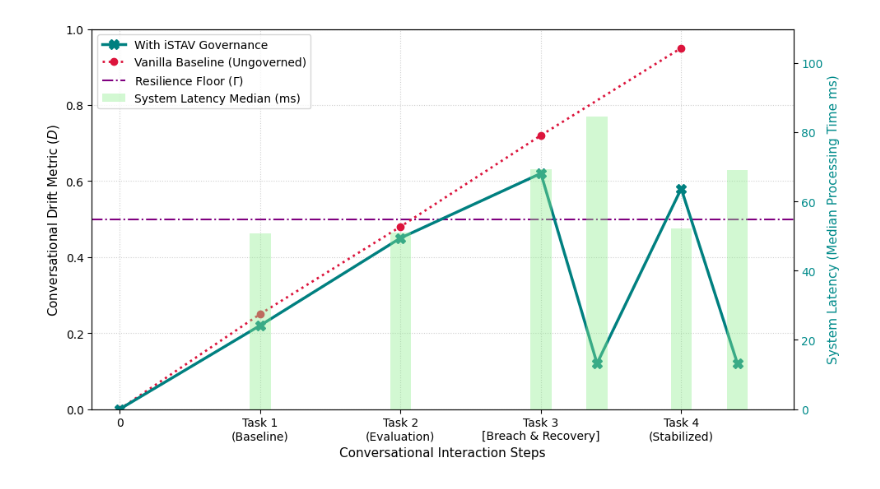
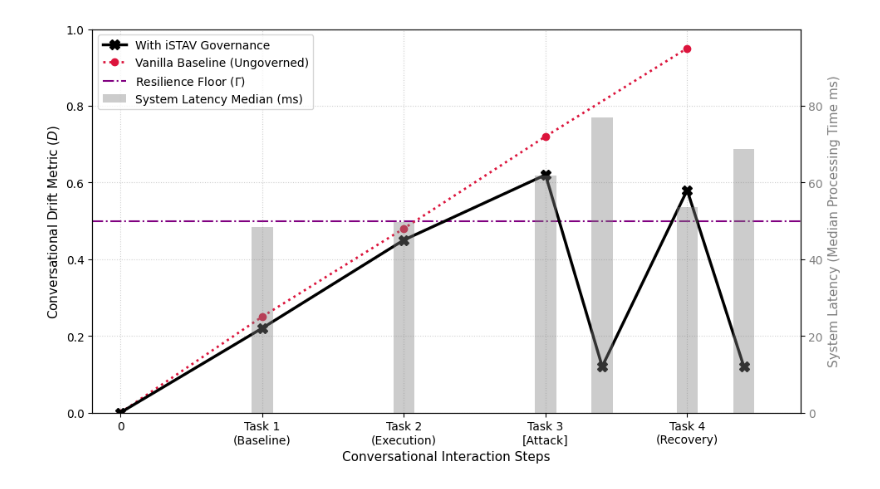
Before and after one commit to guptanikhil123/iSTAV-framework, a Jupyter notebook: iSTAV_5.ipynb, the cells around one changed output. Drawn from its saved outputs; the diff is of its cells as text; code cells hidden in the pictures.

Commit message:
Updated all the figures for color

```diff
--- a/iSTAV_5.ipynb
+++ b/iSTAV_5.ipynb
@@ -158,7 +147,7 @@ def execute_experiment_1_colab():
 
     # Visual layout configuration
     fig, ax1 = plt.subplots(figsize=(11, 6))
-    line1 = ax1.plot(i_time, i_drifts, label="With iSTAV Governance", color="teal", marker='X', linewidth=2.5, markersize=8, zorder=3)
+    line1 = ax1.plot(i_time, i_drifts, label="With iSTAV Governance", color="black", marker='X', linewidth=2.5, markersize=8, zorder=3)
     line2 = ax1.plot(v_time, v_drifts, label="Vanilla Baseline (Ungoverned)", color="crimson", linestyle=":", marker='o', linewidth=2, markersize=6, zorder=2)
     line3 = ax1.axhline(y=0.50, color="purple", linestyle="-.", linewidth=1.5, label=r"Resilience Floor ($\Gamma$)", zorder=1)
 
@@ -167,13 +156,13 @@ def execute_experiment_1_colab():
     ax1.set_ylim(0.0, 1.0)
     ax1.set_xlim(-0.2, 4.8)
     ax1.set_xticks([0, 1, 2, 3, 4])
-    ax1.set_xticklabels(["0", "Task 1\n(Baseline)", "Task 2\n(Evaluation)", "Task 3\n[Breach & Recovery]", "Task 4\n(Stabilized)"])
+    ax1.set_xticklabels(["0", "Task 1\n(Baseline)", "Task 2\n(Execution)", "Task 3\n[Attack]", "Task 4\n(Recovery)"])
 
     # Secondary dual axis for latency tracking bars
     ax2 = ax1.twinx()
-    bars = ax2.bar(i_time, istav_latency_median, alpha=0.4, color="lightgreen", width=0.15, label="System Latency Median (ms)", zorder=0)
-    ax2.set_ylabel("System Latency (Median Processing Time ms)", color="darkcyan", fontsize=11)
-    ax2.tick_params(axis='y', labelcolor="darkcyan")
+    bars = ax2.bar(i_time, istav_latency_median, alpha=0.4, color="grey", width=0.15, label="System Latency Median (ms)", zorder=0)
+    ax2.set_ylabel("System Latency (Median Processing Time ms)", color="grey", fontsize=11)
+    ax2.tick_params(axis='y', labelcolor="grey")
     ax2.set_ylim(0, max(istav_latency_median) * 1.3 if max(istav_latency_median) > 0 else 100.0)
 
     all_elements = line1 + line2 + [line3] + [bars]
@@ -207 +197 @@ execute_experiment_1_colab()
-[figure, old version]
+[figure, new version]
```
Also changed, not shown: parts of 7 cells of this notebook.
